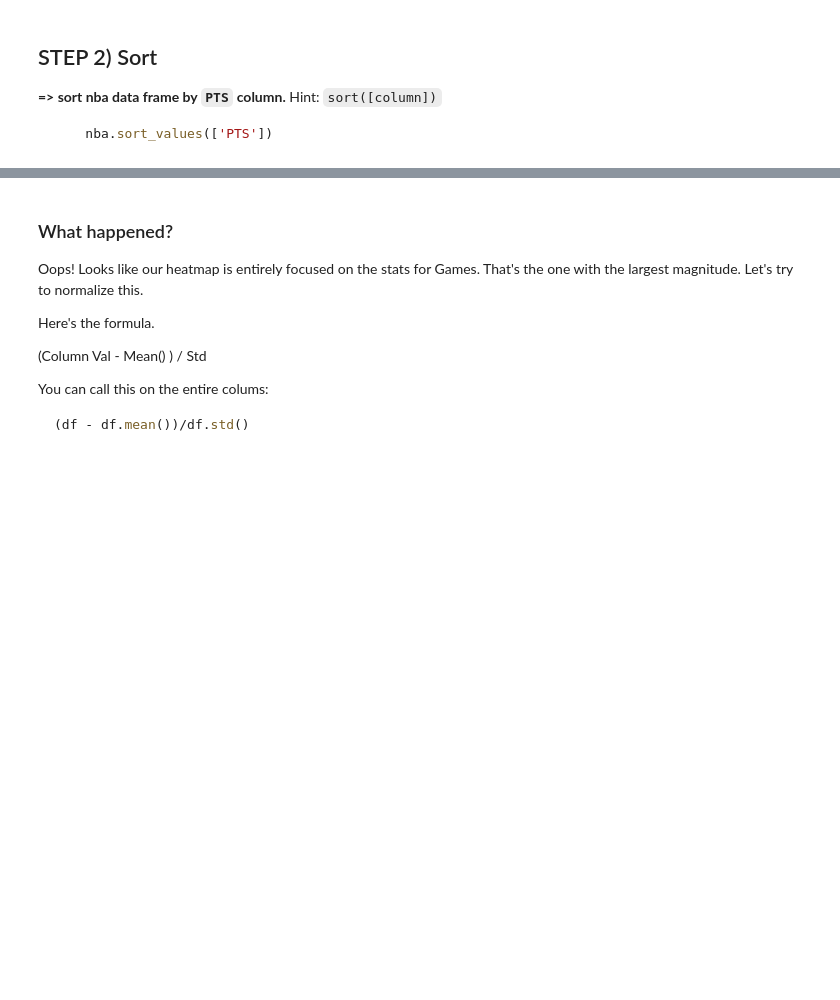
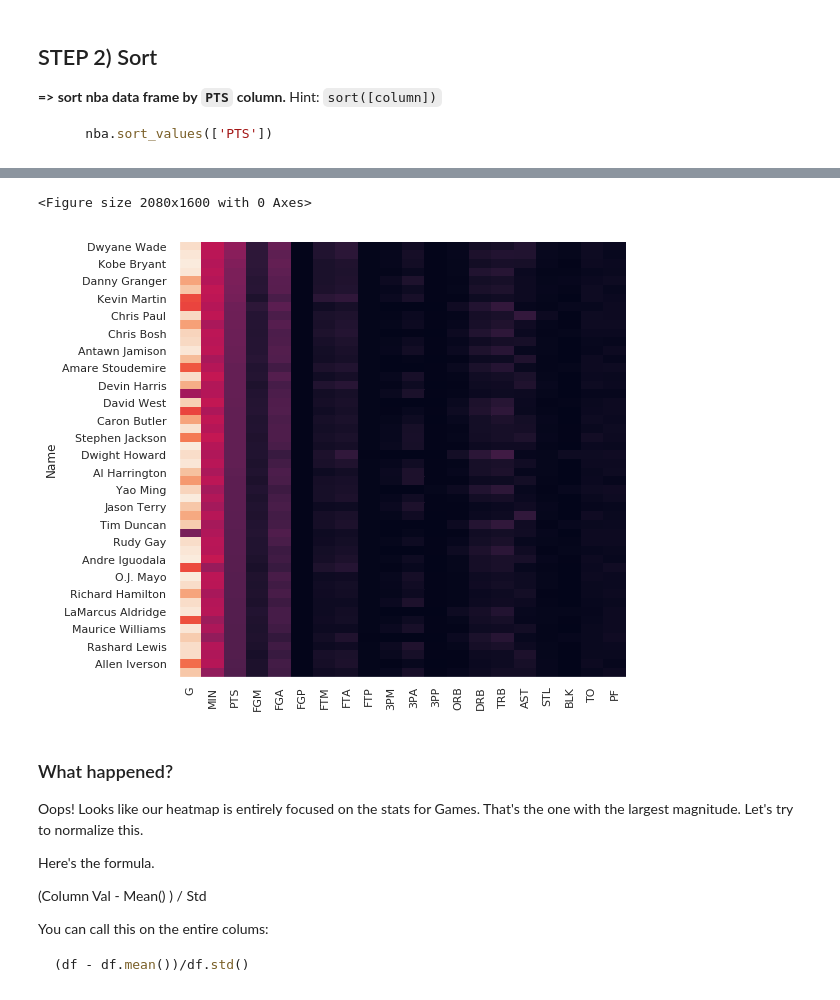
Before and after one commit to elephantscale/python-labs-solutions, a Jupyter notebook: visualization/3-heatmap.ipynb, the cells around one changed output, grey strips where cells are left out. Cells and saved outputs as stored; diff of their text form; code cells hidden in the pictures; blank space fills up the shorter version.

```diff
--- a/visualization/3-heatmap.ipynb
+++ b/visualization/3-heatmap.ipynb
@@ -85,0 +83,4 @@ nba = nba.???
+# %%
+# TODO: Sort datafram
+nba_indexed = nba_indexed.sort_values(['PTS'], ascending = False)
+nba_indexed
@@ -86,13 +106,16 @@ nba = nba.???
 # %%
 %matplotlib inline
 import seaborn as sns
 import matplotlib.pyplot as plt
 sns.set()
 fig=plt.figure(figsize=(26, 20), dpi= 80, facecolor='w', edgecolor='k')
 fig, ax = plt.subplots()
 fig.set_size_inches(8., 8.)
-sns.heatmap(nba, cbar=False)
+sns.heatmap(nba_indexed, cbar=False)
 sns.despine()
+# %% [output]
+<Figure size 2080x1600 with 0 Axes>
+[figure, added]
 # %% [markdown]
 ### What happened?
 
```
Also changed, not shown: parts of 4 cells of this notebook.
